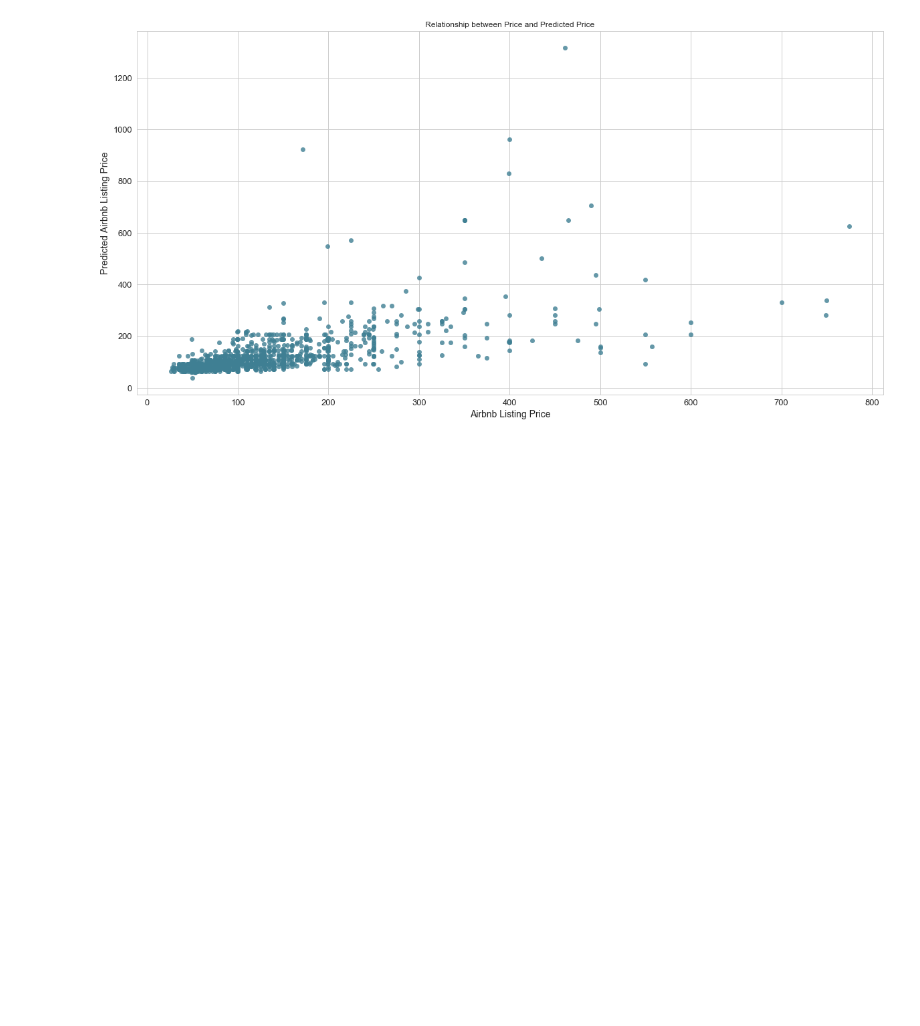
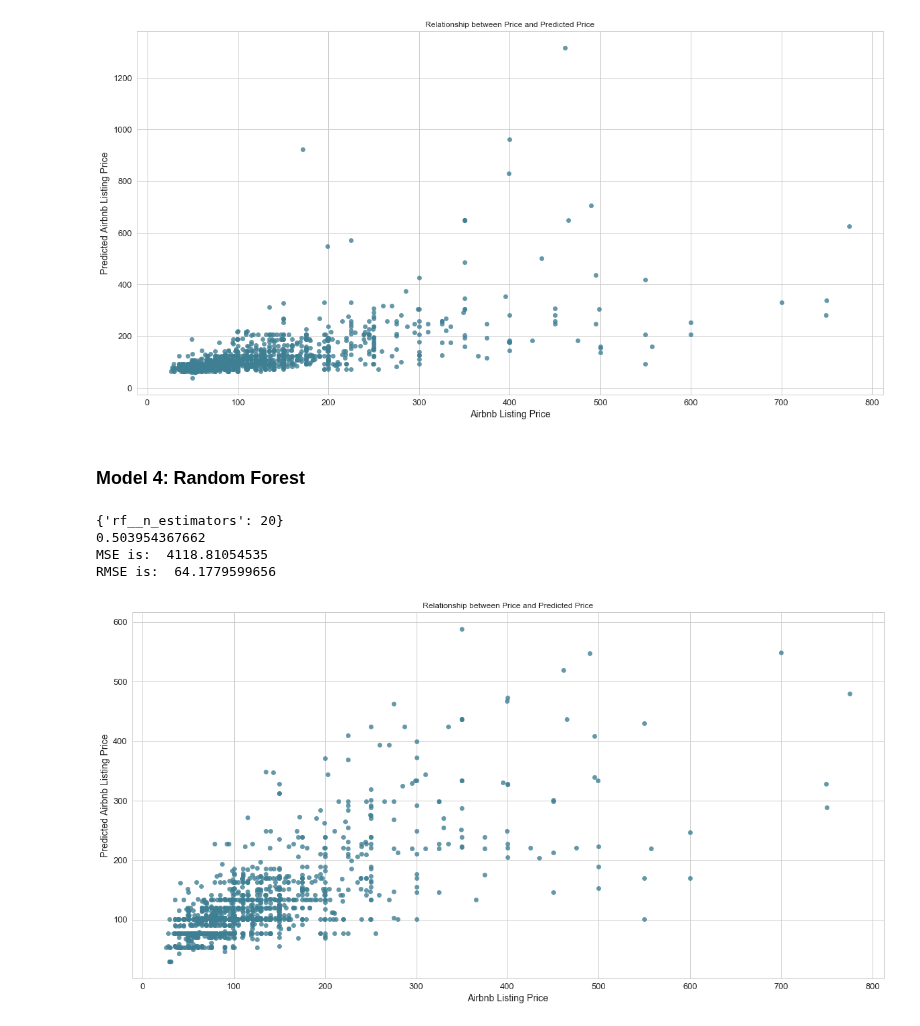
Before and after one commit to nicolechao/springboard-data-science, a Jupyter notebook: Capstone 1/Modeling/modeling.ipynb, the cells around one changed output. Cells and saved outputs as stored; diff of their text form; code cells hidden in the pictures; blank space fills up the shorter version.

Commit message:
Add random forest.

```diff
--- a/Capstone 1/Modeling/modeling.ipynb
+++ b/Capstone 1/Modeling/modeling.ipynb
@@ -132,4 +158,0 @@ Seems pretty skewed. Let's check if taking log can make it distribute more norma
-# %%
-df['price_log'] = np.log(df.price)
-
-dist_plot(df.price_log)
@@ -261,3 +289,33 @@ def lasso_regression(X, y, take_log):
+# %%
+from sklearn.ensemble import RandomForestRegressor
+
+def random_forest(X, y, take_log):
+    if take_log:
+        y = np.log(y)
+
+        rf = RandomForestRegressor(n_estimators = 1000)
+
+    steps = [('scaler', StandardScaler()),
+             ('rf', RandomForestRegressor(random_state = 42))]
+
+    pipeline = Pipeline(steps)
+
+    param_grid = {'rf__n_estimators': np.arange(10, 100, 10)}
+
+    X_train, X_test, y_train, y_test = my_train_test_split(X, y)
+
+    cv = GridSearchCV(pipeline, param_grid, cv = 5)
+    cv.fit(X_train, y_train)
+
+    print(cv.best_params_)
+    print(cv.best_score_)
+
+    y_pred = cv.predict(X_test)
+
+    if take_log:
+        summary(np.exp(y_test), np.exp(y_pred))
+    else:
+        summary(y_test, y_pred)
 # %% [markdown]
 ### Model 1: K-Nearest Neighbors
 # %%
@@ -347,3 +405,16 @@ lasso_regression(X, y, True)
 MSE is:  6003.43753895
 RMSE is:  77.4818529654
 [figure]
+# %% [markdown]
+### Model 4: Random Forest
+# %%
+X = df_X.as_matrix()
+y = df['price'].as_matrix()
+# %%
+random_forest(X, y, False)
+# %% [output]
+{'rf__n_estimators': 20}
+0.503954367662
+MSE is:  4118.81054535
+RMSE is:  64.1779599656
+[figure, added]
```
Also changed, not shown: parts of 15 cells of this notebook.
